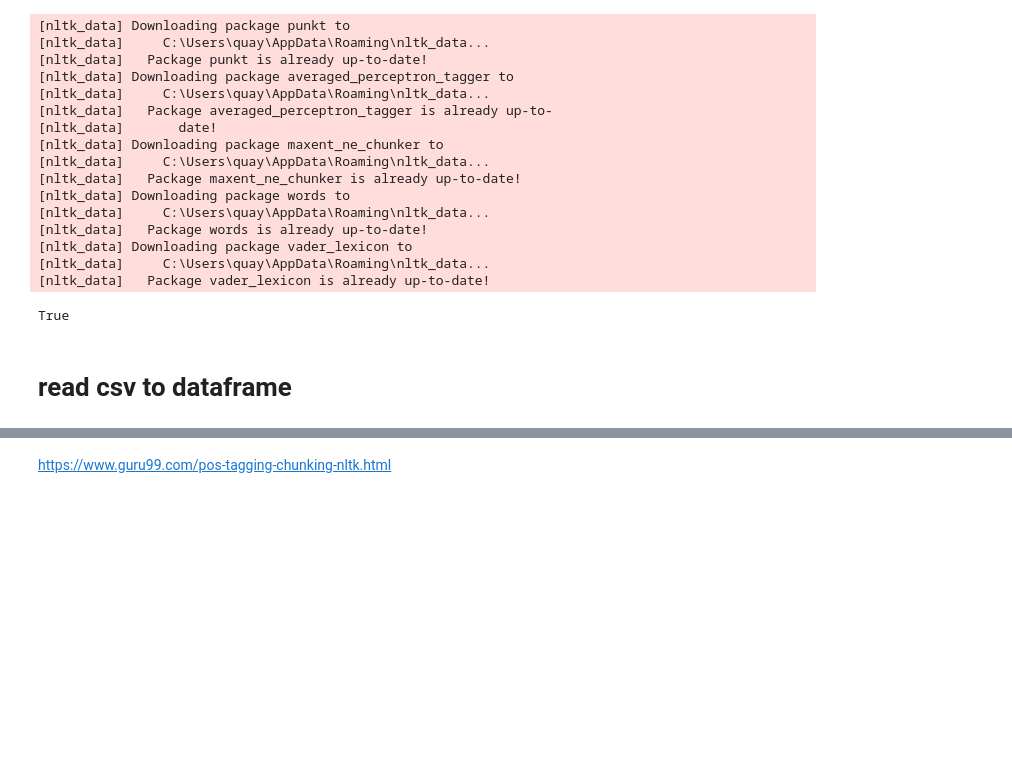
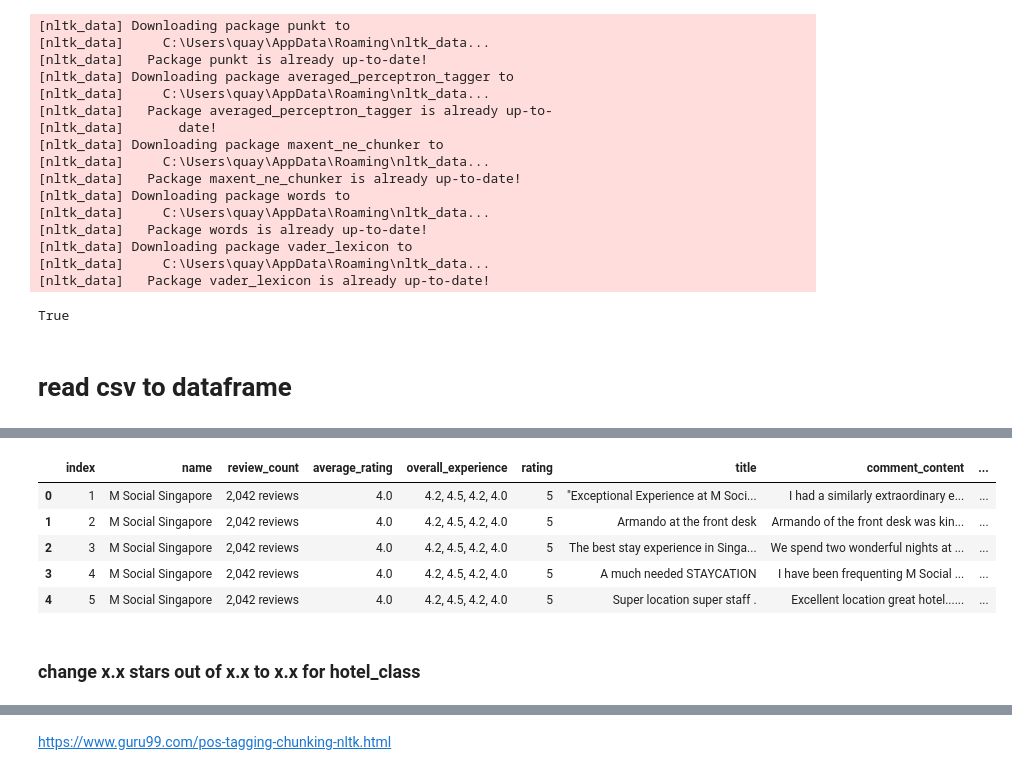
Before and after one commit to Odys6x/Python-DataAnalysis, a Jupyter notebook: python_project/notebooks/Untitled.ipynb, the cells around one changed output, grey strips where cells are left out. Drawn from its saved outputs; the diff is of its cells as text; code cells hidden in the pictures; blank space fills up the shorter version.

```diff
--- a/python_project/notebooks/Untitled.ipynb
+++ b/python_project/notebooks/Untitled.ipynb
@@ -58,0 +126,9 @@ df.head()
+# %%
+df.head()
+# %% [output]
+|  | index | name | review_count | average_rating | overall_experience | rating | title | comment_content | ... |
+| 0 | 1 | M Social Singapore | 2,042 reviews | 4.0 | 4.2, 4.5, 4.2, 4.0 | 5 | "Exceptional Experience at M Soci... | I had a similarly extraordinary e... | ... |
+| 1 | 2 | M Social Singapore | 2,042 reviews | 4.0 | 4.2, 4.5, 4.2, 4.0 | 5 | Armando at the front desk | Armando of the front desk was kin... | ... |
+| 2 | 3 | M Social Singapore | 2,042 reviews | 4.0 | 4.2, 4.5, 4.2, 4.0 | 5 | The best stay experience in Singa... | We spend two wonderful nights at ... | ... |
+| 3 | 4 | M Social Singapore | 2,042 reviews | 4.0 | 4.2, 4.5, 4.2, 4.0 | 5 | A much needed STAYCATION | I have been frequenting M Social ... | ... |
+| 4 | 5 | M Social Singapore | 2,042 reviews | 4.0 | 4.2, 4.5, 4.2, 4.0 | 5 | Super location super staff . | Excellent location great hotel...... | ... |
@@ -58,0 +141,2 @@ df.head()
+# %% [markdown]
+### change x.x stars out of x.x to x.x for hotel_class
```
Also changed, not shown: parts of 38 cells of this notebook, 6 other files.
